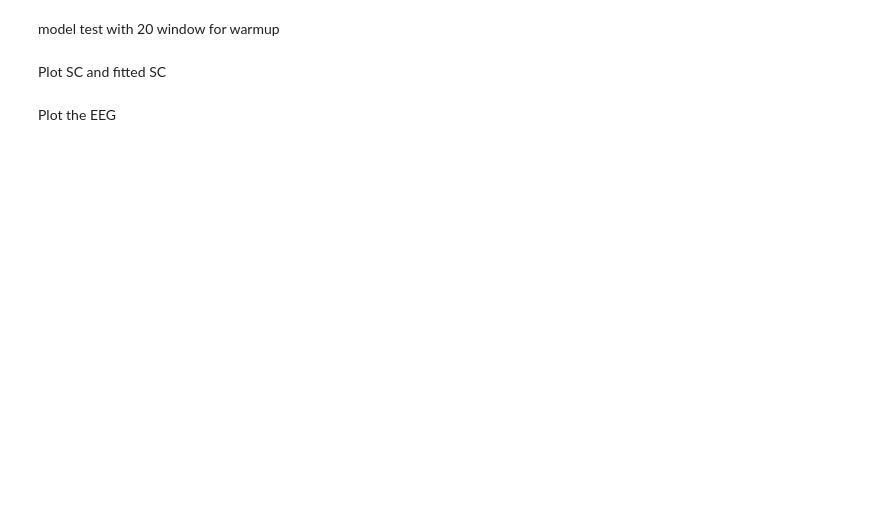
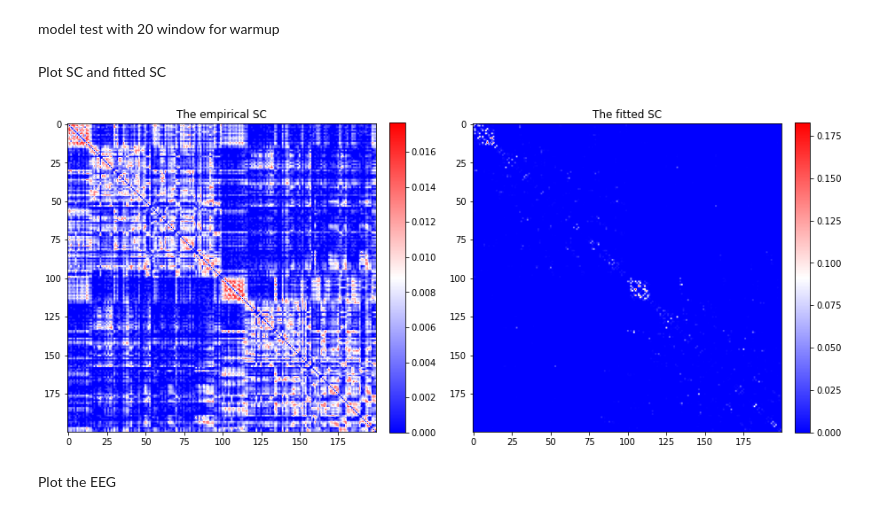
Before and after one commit to GriffithsLab/whobpyt, a Jupyter notebook: examples/eg004r__fitting_CT_example.ipynb, the cells around one changed output. Saved outputs shown, nothing was run; the diff lists cells and outputs as text; code cells hidden in the pictures; blank space fills up the shorter version.

```diff
--- a/examples/eg004r__fitting_CT_example.ipynb
+++ b/examples/eg004r__fitting_CT_example.ipynb
@@ -94,10 +94,10 @@ node_size = sc.shape[0]
 
 output_size = eeg_data.shape[0]
 batch_size = 20
-step_size = 0.0000001
-num_epoches = 120
-tr = 0.000001
-state_size = 8
+step_size = 1e-7
+num_epoches = 30
+tr = 1e-6
+state_size = 16
 base_batch_num = 20
 time_dim = 400
 
@@ -171,14 +236,16 @@ F.test(200, u =u)
 # %% [markdown]
 Plot SC and fitted SC
 # %%
-fig, ax = plt.subplots(1, 2, figsize=(5, 4))
+fig, ax = plt.subplots(1, 2, figsize=(15, 12))
 im0 = ax[0].imshow(sc, cmap='bwr')
 ax[0].set_title('The empirical SC')
 fig.colorbar(im0, ax=ax[0], fraction=0.046, pad=0.04)
 im1 = ax[1].imshow(F.model.sc_fitted.detach().numpy(), cmap='bwr')
 ax[1].set_title('The fitted SC')
 fig.colorbar(im1, ax=ax[1], fraction=0.046, pad=0.04)
 plt.show()
+# %% [output]
+[figure, added]
 # %% [markdown]
 Plot the EEG
 # %%
```
Also changed, not shown: parts of 21 cells of this notebook.
